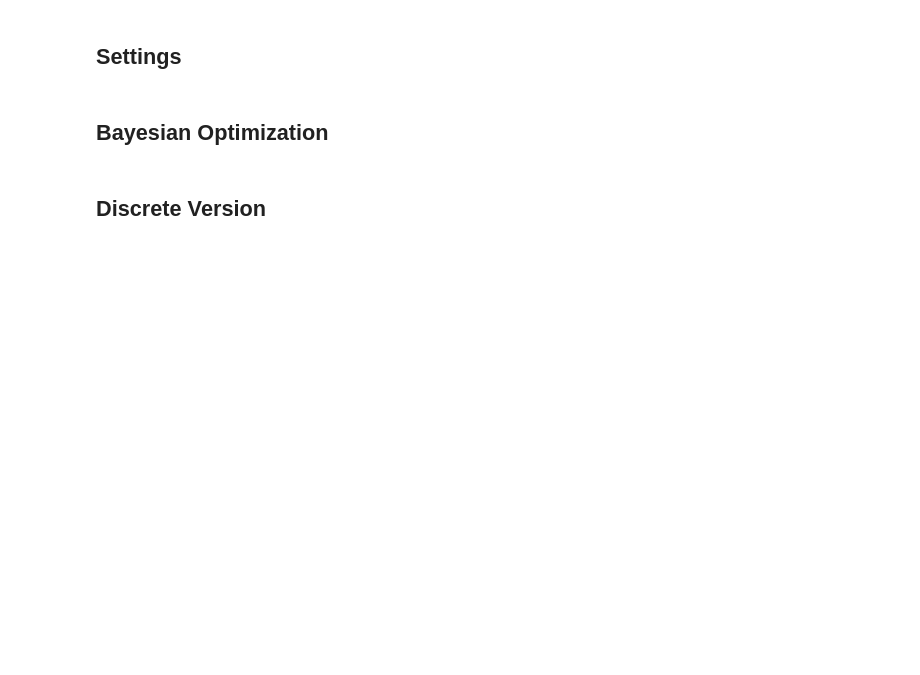
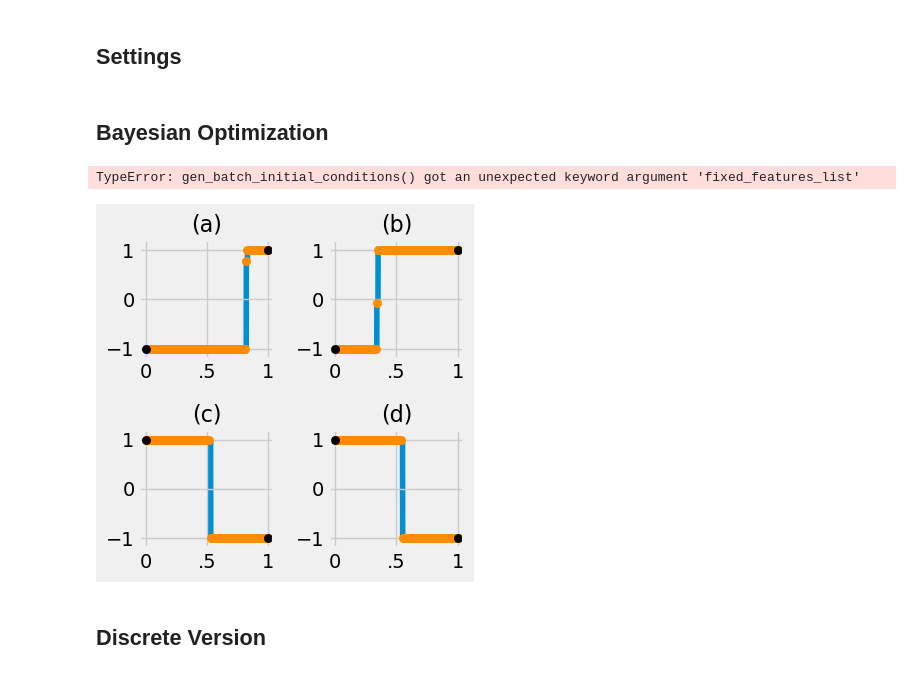
Before and after one commit to TedOiler/dexpy, a Jupyter notebook: v2/test_algorithms.ipynb, the cells around one changed output. Saved outputs shown, nothing was run; the diff lists cells and outputs as text; code cells hidden in the pictures; blank space fills up the shorter version.

```diff
--- a/v2/test_algorithms.ipynb
+++ b/v2/test_algorithms.ipynb
@@ -37,17 +56,24 @@ R_0 = R(*[calc_penalty_matrix(n_b=b) for b in n_b])
 # %% [markdown]
 ## Bayesian Optimization
 # %%
-# start = timer()
-# results, best_cr, _ = bo_loop(epochs=100,
-#                               runs=runs,
-#                               feats=J_cb.shape[0],
-#                               optimality=optimality,
-#                               initialization_method=None,
-#                               J_cb=J_cb,
-#                               acq_f='UCB')
-# end = timer()
-# print(f"Best criterion {np.round(best_cr,3)} for optimality {optimality}. Execution time (s): {timedelta(seconds=end-start)}")
+start = timer()
+results, best_cr, _ = bo_loop(epochs=10,
+                              runs=runs,
+                              f_list=n_x,
+                              scalars=scalars,
+                              optimality=optimality,
+                              initialization_method='L-BFGS-B',
+                              J_cb=J_cb,
+                              acq_f='A-UCB',
+                              beta=0.1,
+                              decay_rate=0.9)
+end = timer()
+print(f"Best criterion {np.round(best_cr,3)} for optimality {optimality}. Execution time (s): {timedelta(seconds=end-start)}")
+# %% [output]
+TypeError: gen_batch_initial_conditions() got an unexpected keyword argument 'fixed_features_list'
 # %%
-# subplot_results(sub_x=2, sub_y=2, T=np.linspace(0, 1, 1000), results=results, J_cb=J_cb)
+subplot_results(sub_x=2, sub_y=2, T=np.linspace(0, 1, 1000), results=results)
+# %% [output]
+[figure, added]
 # %% [markdown]
 ## Discrete Version
```
Also changed, not shown: parts of 18 cells of this notebook, 16 other files.
